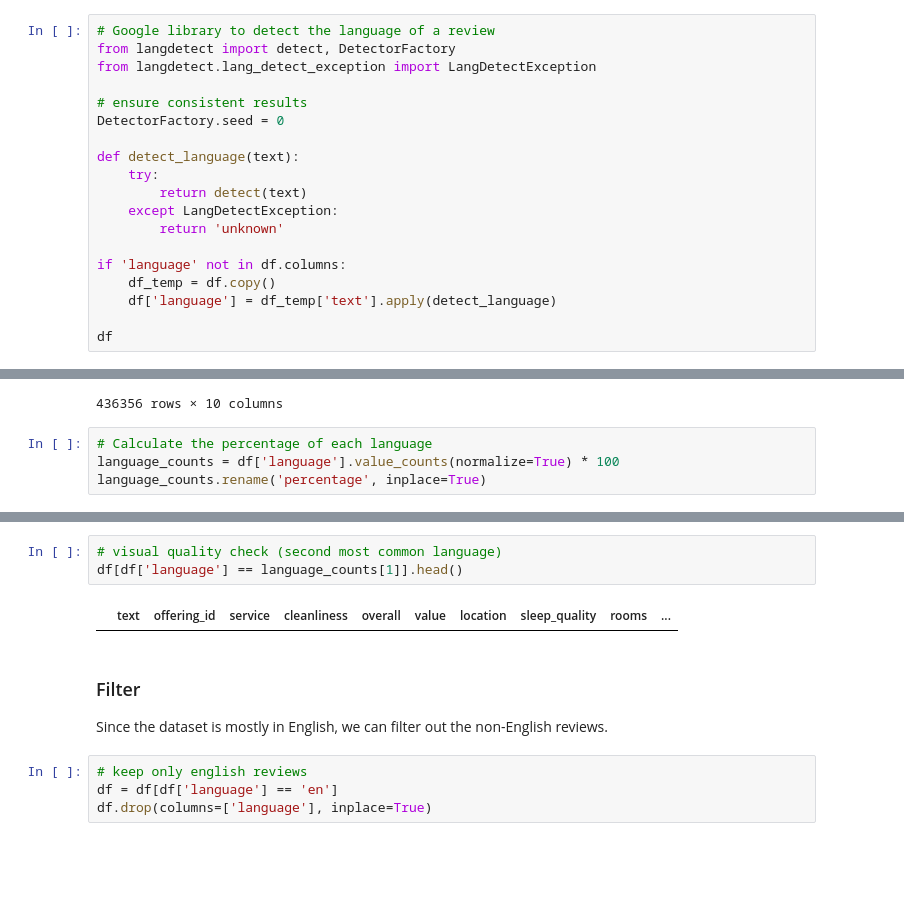
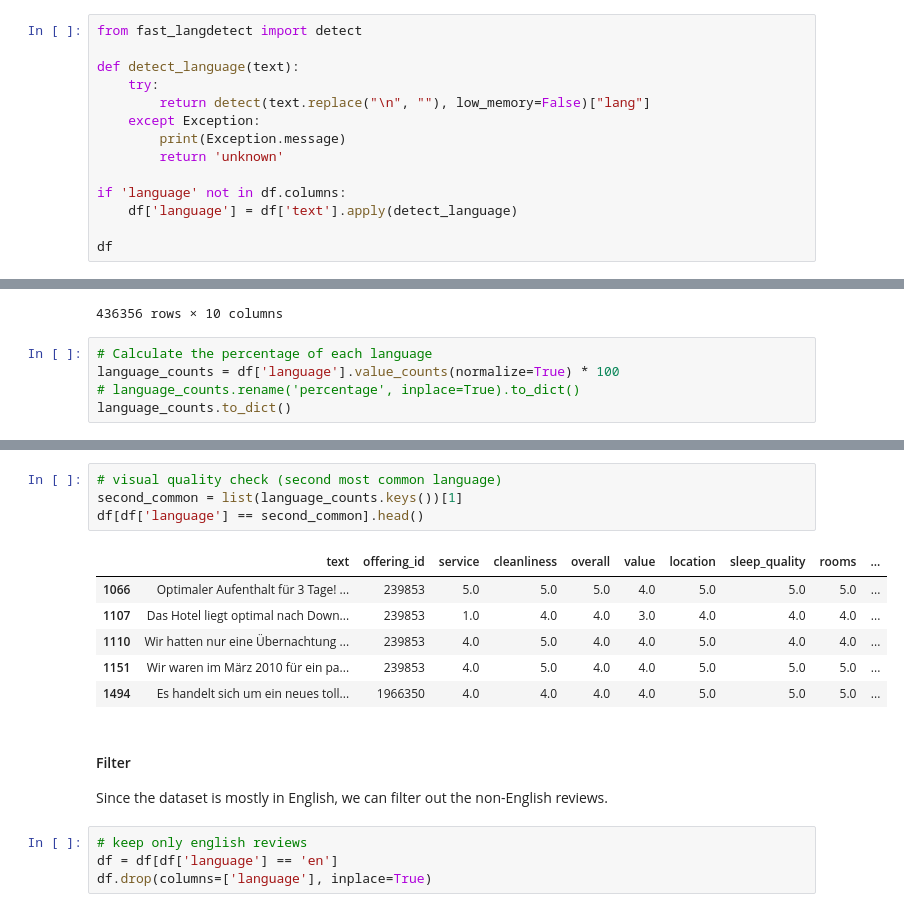
Before and after one commit to MikeCheek/Project1-MachineLearningForNLP, a Jupyter notebook: project1.ipynb, the cells around one changed output, grey strips where cells are left out. Cells and saved outputs as stored; diff of their text form; blank space fills up the shorter version.

```diff
--- a/project1.ipynb
+++ b/project1.ipynb
@@ -131,20 +157,15 @@ short reviews: 0.31%
 # %%
-# Google library to detect the language of a review
-from langdetect import detect, DetectorFactory
-from langdetect.lang_detect_exception import LangDetectException
-
-# ensure consistent results
-DetectorFactory.seed = 0
+from fast_langdetect import detect
 
 def detect_language(text):
     try:
-        return detect(text)
-    except LangDetectException:
+        return detect(text.replace("\n", ""), low_memory=False)["lang"]
+    except Exception:
+        print(Exception.message)
         return 'unknown'
 
 if 'language' not in df.columns:
-    df_temp = df.copy()
-    df['language'] = df_temp['text'].apply(detect_language)
+    df['language'] = df['text'].apply(detect_language)
 
 df
 # %% [output]
@@ -164,5 +185,6 @@ df
 # %%
 # Calculate the percentage of each language
 language_counts = df['language'].value_counts(normalize=True) * 100
-language_counts.rename('percentage', inplace=True)
+# language_counts.rename('percentage', inplace=True).to_dict()
+language_counts.to_dict()
 # %% [output]
@@ -170,10 +208,16 @@ KeyError: 'language'
 # %%
 # visual quality check (second most common language)
-df[df['language'] == language_counts[1]].head()
+second_common = list(language_counts.keys())[1]
+df[df['language'] == second_common].head()
 # %% [output]
 |  | text | offering_id | service | cleanliness | overall | value | location | sleep_quality | rooms | ... |
+| 1066 | Optimaler Aufenthalt für 3 Tage! ... | 239853 | 5.0 | 5.0 | 5.0 | 4.0 | 5.0 | 5.0 | 5.0 | ... |
+| 1107 | Das Hotel liegt optimal nach Down... | 239853 | 1.0 | 4.0 | 4.0 | 3.0 | 4.0 | 4.0 | 4.0 | ... |
+| 1110 | Wir hatten nur eine Übernachtung ... | 239853 | 4.0 | 5.0 | 4.0 | 4.0 | 5.0 | 4.0 | 4.0 | ... |
+| 1151 | Wir waren im März 2010 für ein pa... | 239853 | 4.0 | 5.0 | 4.0 | 4.0 | 5.0 | 5.0 | 5.0 | ... |
+| 1494 | Es handelt sich um ein neues toll... | 1966350 | 4.0 | 4.0 | 4.0 | 4.0 | 5.0 | 5.0 | 5.0 | ... |
 # %% [markdown]
-### Filter
+#### Filter
 Since the dataset is mostly in English, we can filter out the non-English reviews.
 # %%
 # keep only english reviews
```
Also changed, not shown: parts of 28 cells of this notebook, 1 other file.
